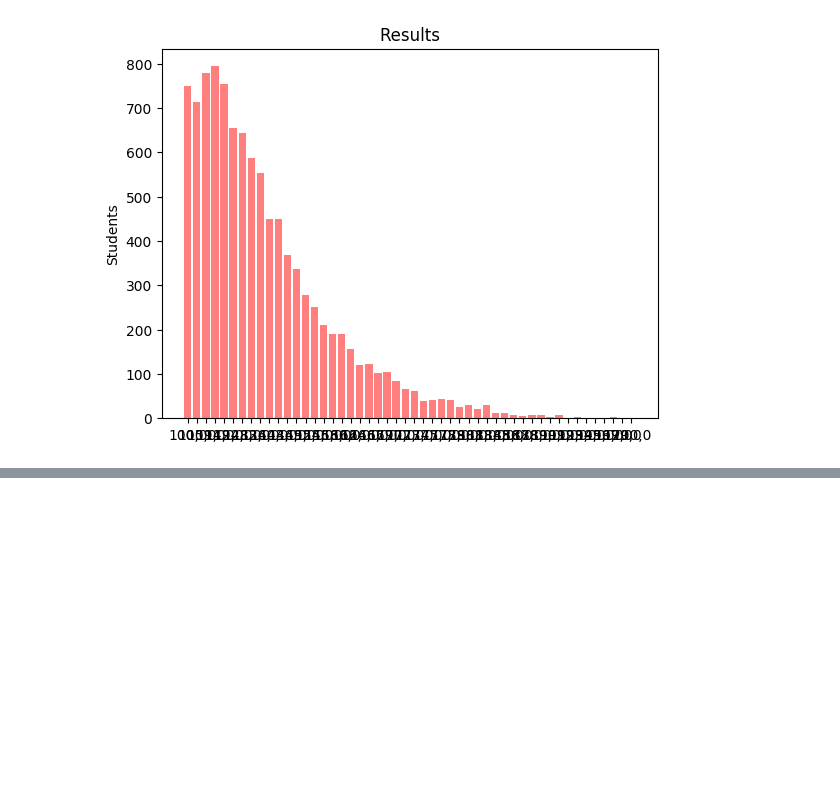
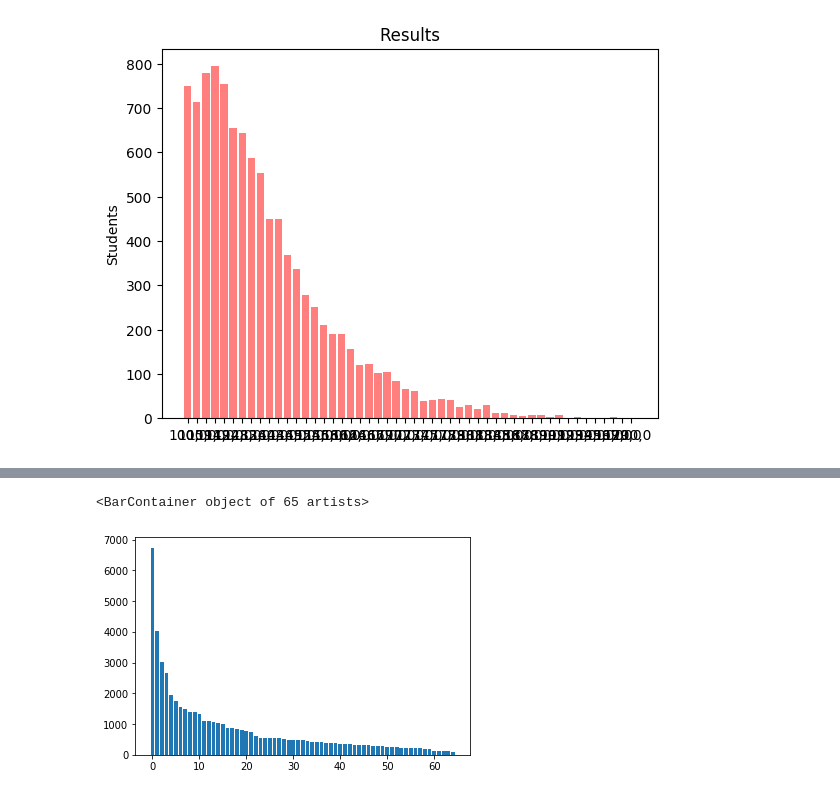
Before and after one commit to maab2198/applied_ds_python, a Jupyter notebook: applied_plotting/C2_A4.ipynb, the cells around one changed output, grey strips where cells are left out. Saved outputs shown, nothing was run; the diff lists cells and outputs as text; code cells hidden in the pictures; blank space fills up the shorter version.

Commit message:
plot data for top law univ

```diff
--- a/applied_plotting/C2_A4.ipynb
+++ b/applied_plotting/C2_A4.ipynb
@@ -444,3 +357,6 @@ plt.title('Results')
 plt.show()
 # %% [output]
 [figure]
+# %%
+comp = pd.read_excel(path + 'KONKURS_Universities.xlsx', skiprows=2).dropna(subset=['Спеціальність'])
+comp
@@ -446,0 +377,8 @@ plt.show()
+# %%
+# comp.groupby([""])
+c = comp[comp["Спеціальність"]=="081 Право"].set_index('Назва закладу').groupby(level = 0)['Усього подано заяв'].agg(['sum', 'count'])
+c = c.sort_values('sum', ascending=False)[c["sum"] >100]
+plt.bar(range(c.shape[0]), c["sum"])
+# %% [output]
+<BarContainer object of 65 artists>
+[figure, added]
```
Also changed, not shown: parts of 36 cells of this notebook.
